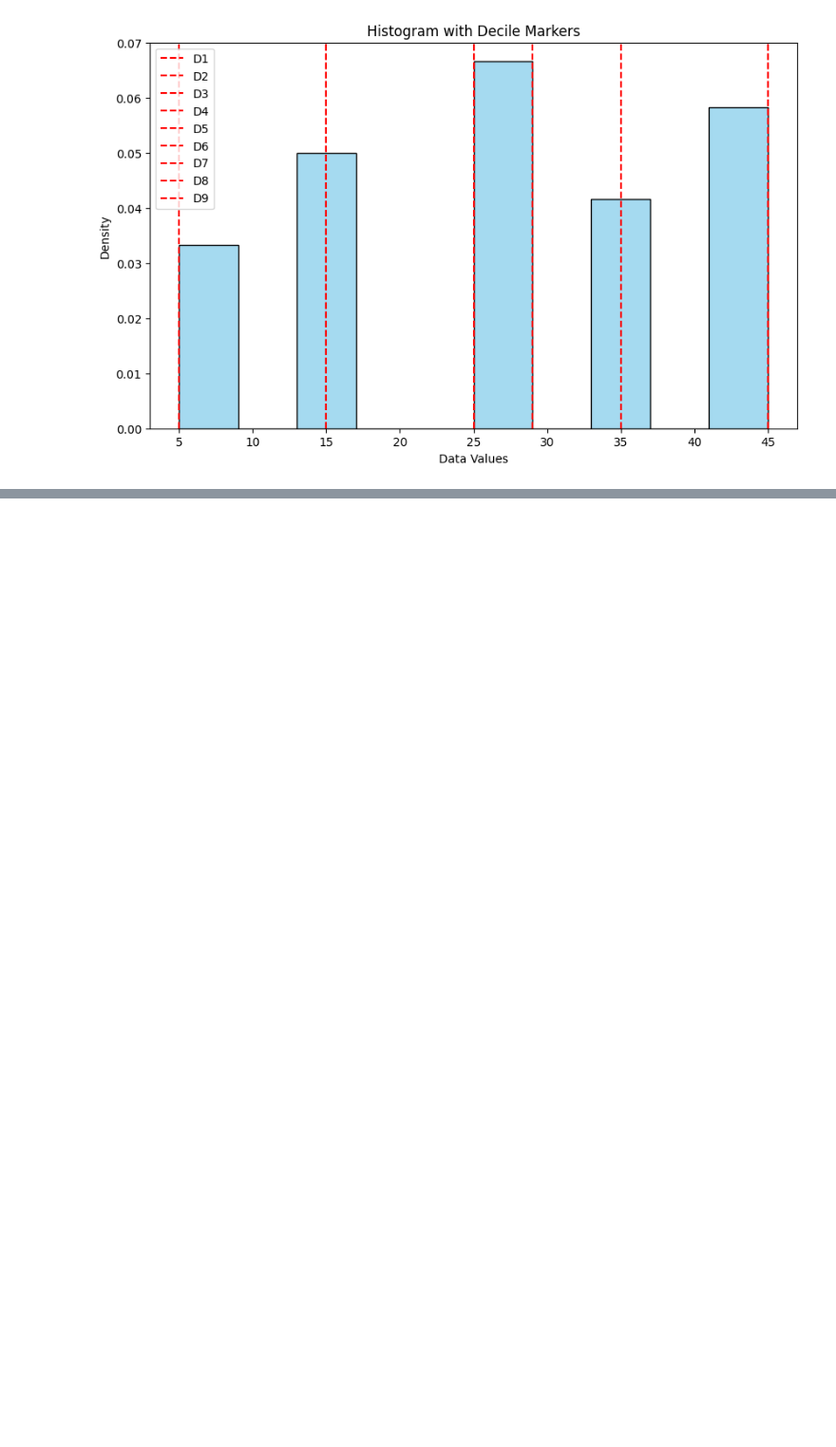
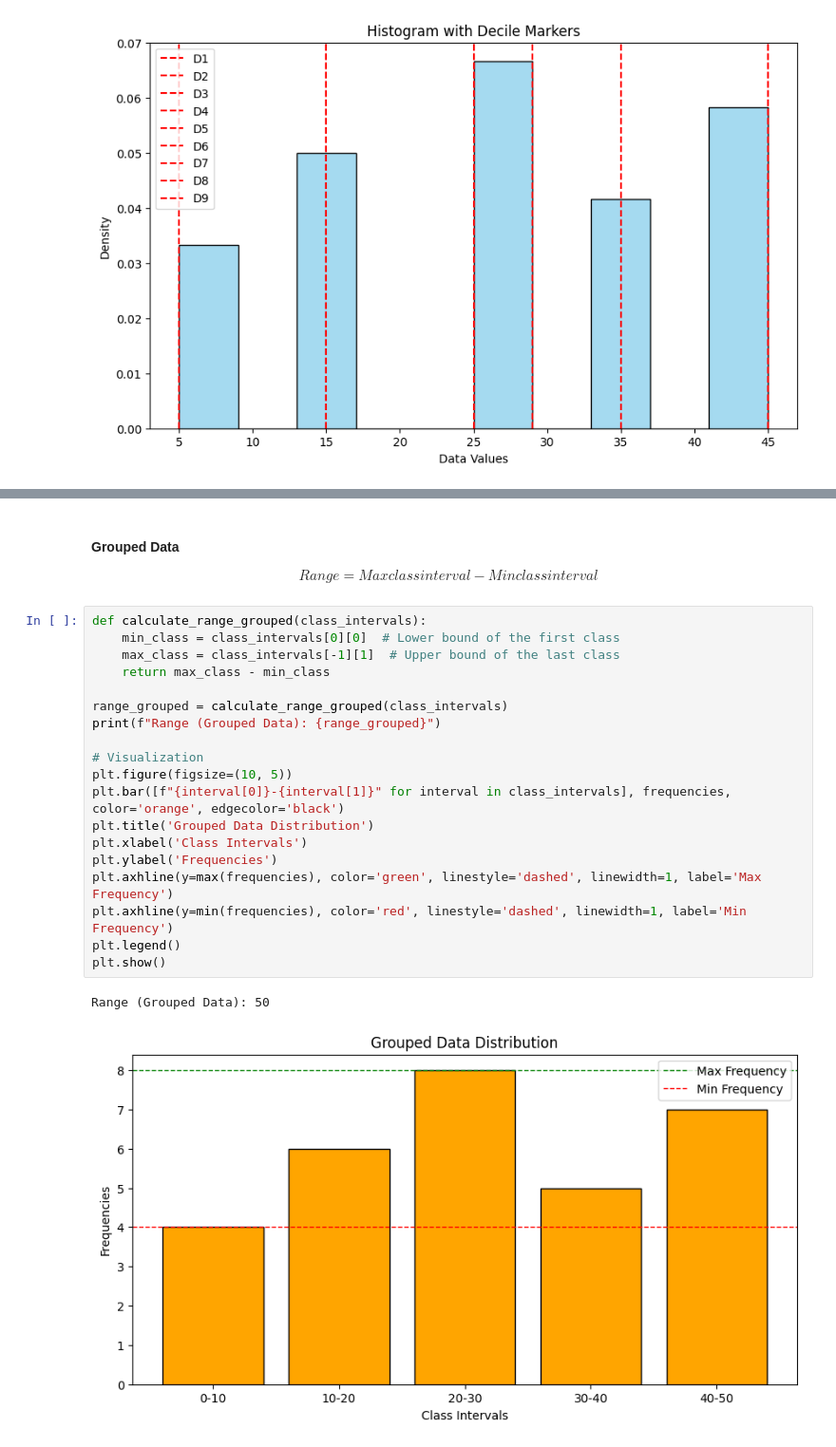
Before and after one commit to imranhasan22/handbook_imran, a Jupyter notebook: ai/Statistics.ipynb, the cells around one changed output, grey strips where cells are left out. Shown: that part at 95% size. Cells and saved outputs as stored; diff of their text form; blank space fills up the shorter version.

```diff
--- a/ai/Statistics.ipynb
+++ b/ai/Statistics.ipynb
@@ -805,0 +836,27 @@ plt.show()
+# %% [markdown]
+#### Grouped Data
+$$
+Range=Max class interval−Min class interval
+$$
+# %%
+def calculate_range_grouped(class_intervals):
+    min_class = class_intervals[0][0]  # Lower bound of the first class
+    max_class = class_intervals[-1][1]  # Upper bound of the last class
+    return max_class - min_class
+
+range_grouped = calculate_range_grouped(class_intervals)
+print(f"Range (Grouped Data): {range_grouped}")
+
+# Visualization
+plt.figure(figsize=(10, 5))
+plt.bar([f"{interval[0]}-{interval[1]}" for interval in class_intervals], frequencies, color='orange', edgecolor='black')
+plt.title('Grouped Data Distribution')
+plt.xlabel('Class Intervals')
+plt.ylabel('Frequencies')
+plt.axhline(y=max(frequencies), color='green', linestyle='dashed', linewidth=1, label='Max Frequency')
+plt.axhline(y=min(frequencies), color='red', linestyle='dashed', linewidth=1, label='Min Frequency')
+plt.legend()
+plt.show()
+# %% [output]
+Range (Grouped Data): 50
+[figure, added]
```
Also changed, not shown: parts of 9 cells of this notebook.
